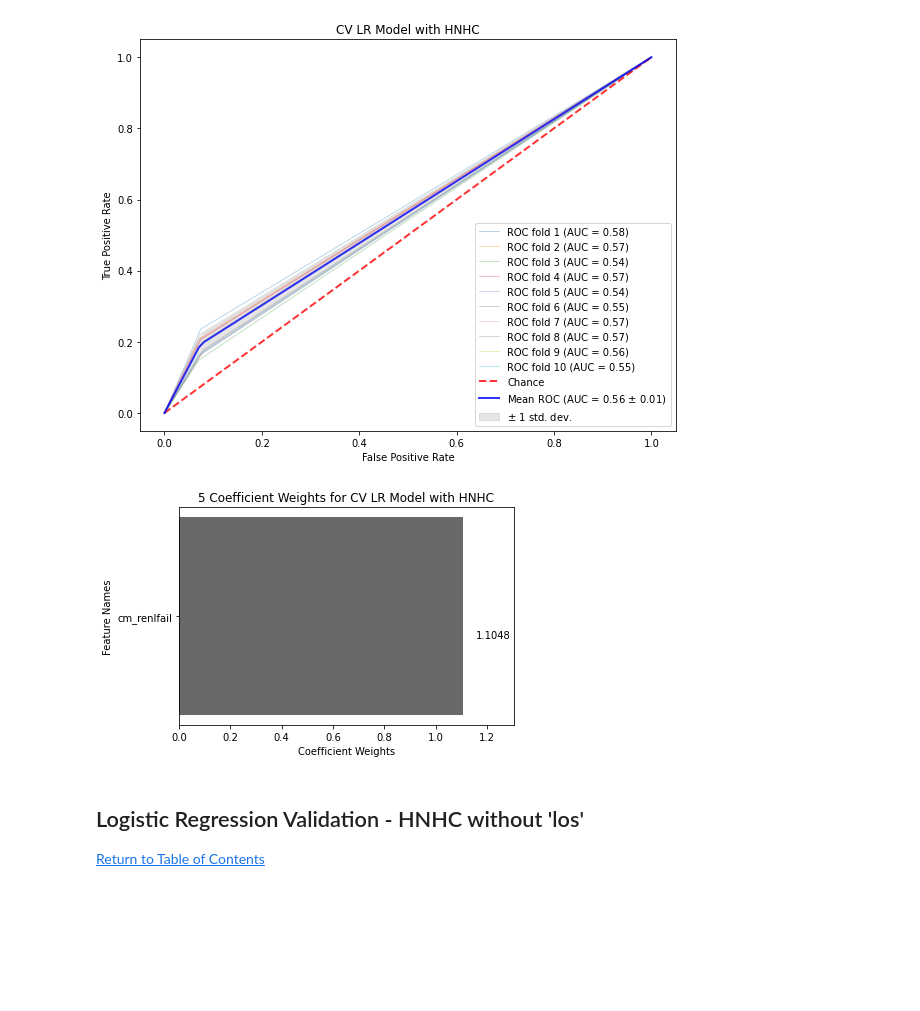
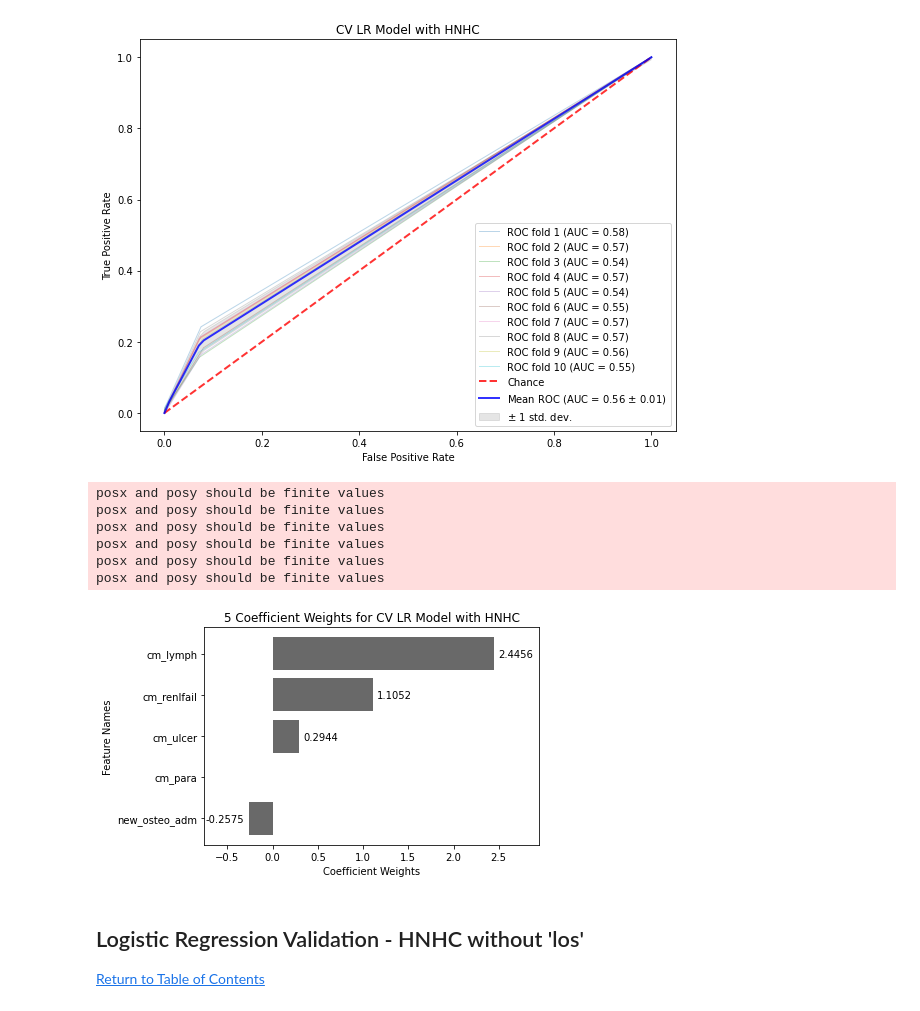
Before and after one commit to Autonomousse/UCSD_NRD_2017, a Jupyter notebook: NRD_2017_ML_Validation_5_Features_SP.ipynb, the cells around one changed output. Drawn from its saved outputs; the diff is of its cells as text; code cells hidden in the pictures; blank space fills up the shorter version.

```diff
--- a/NRD_2017_ML_Validation_5_Features_SP.ipynb
+++ b/NRD_2017_ML_Validation_5_Features_SP.ipynb
@@ -375,7 +375,7 @@ def draw_cv_auc_roc(classifier, cv, X, y, num_features, title = 'Receiver Operat
 # %%
 # Plug in the features found by the LR RFE process on the 2013 NRD file and repeat the same steps.
 # These are the features from LR RFE NRD 2013: ['cm_lymph', 'cm_para', 'cm_renlfail', 'cm_ulcer', 'new_osteo_adm']
-data_lr_hnhc = ['hnhc_patients', 'cm_renlfail']
+data_lr_hnhc = ['hnhc_patients', 'cm_lymph', 'cm_para', 'cm_renlfail', 'cm_ulcer', 'new_osteo_adm']
 
 # Readmission dataframe we defined above.
 readm_df = cleaned_data
@@ -447,22 +447,31 @@ draw_cv_auc_roc(model_lr_hnhc, cv, cleaned_data_wo_outcome_df_lr_hnhc, target_sr
 # %%
 # Grab the coefficient weights using the Logistic Regression model.
 for value in model_lr_hnhc.coef_:
     importance_lr_hnhc = sorted(zip(value, X_train_lr_hnhc))
 
 # Graph coefficient weights for Logistic Regression.
 value_labels_lr_hnhc = [x[0] for x in importance_lr_hnhc]
 feature_names_lr_hnhc = [y[1] for y in importance_lr_hnhc]
 plt.barh(feature_names_lr_hnhc, value_labels_lr_hnhc, color='dimgray')
 for index, value in enumerate(value_labels_lr_hnhc):
-    plt.text(value/value_labels_lr_hnhc[index]+value-0.95, index-0.09, str(f'{value:.4f}'), color='black')
+    if value_labels_lr_hnhc[index] >= 0:
+        plt.text(value/value_labels_lr_hnhc[index]+value-0.95, index-0.09, str(f'{value:.4f}'), color='black')
+    elif value_labels_lr_hnhc[index] < 0:
+        plt.text(-value/value_labels_lr_hnhc[index]+value+0.52, index-0.09, str(f'{value:.4f}'), color='black')
 plt.xlabel('Coefficient Weights')
-plt.xlim((0, max(value_labels_lr_hnhc)+0.2))
+plt.xlim((min(value_labels_lr_hnhc)-0.5, max(value_labels_lr_hnhc)+0.5))
 plt.ylabel('Feature Names')
 plt.title(f'{num_features} Coefficient Weights for CV LR Model with HNHC')
 plt.savefig(f'{images_folder}\{num_features}_features\CV_LR_HNHC_Coefficient_Weights_{num_features}_validation', dpi=300)
 plt.show()
 # %% [output]
+posx and posy should be finite values
+posx and posy should be finite values
+posx and posy should be finite values
+posx and posy should be finite values
+posx and posy should be finite values
+posx and posy should be finite values
-[figure, old version]
+[figure, new version]
 # %% [markdown]
 ## Logistic Regression Validation - HNHC without 'los' <a class="anchor" id="lrhnhcwolos"></a>
 
```
Also changed, not shown: parts of 30 cells of this notebook, 2 other files.
